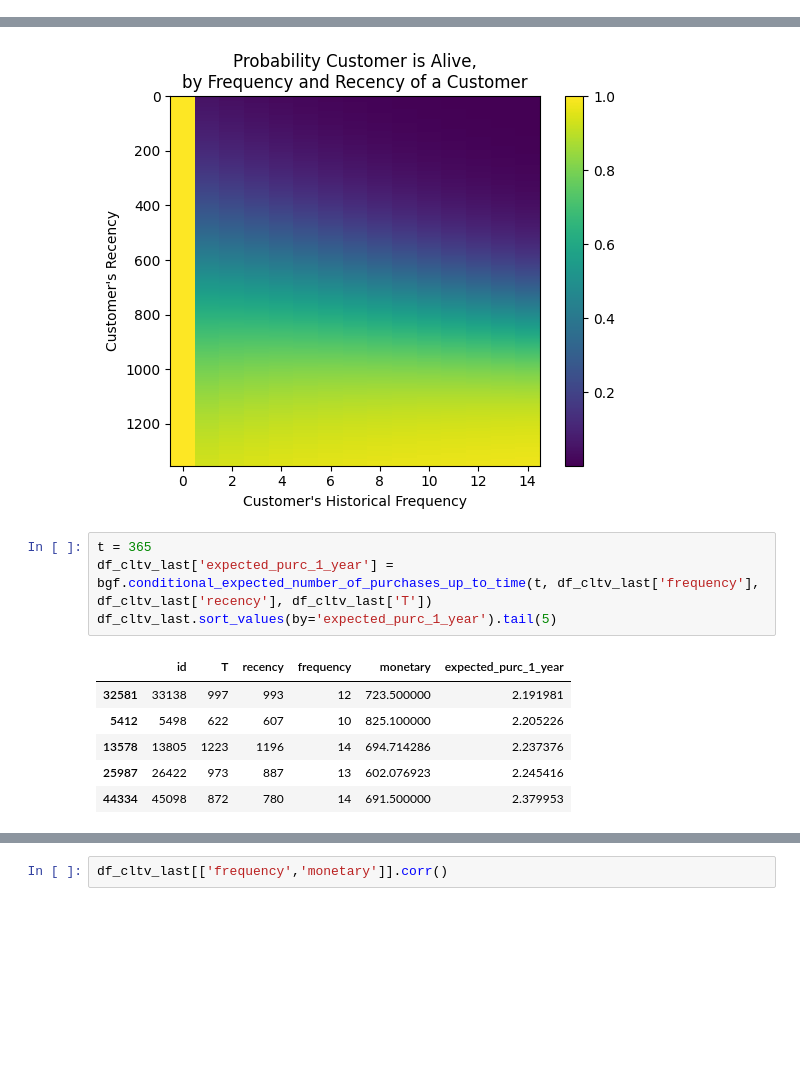
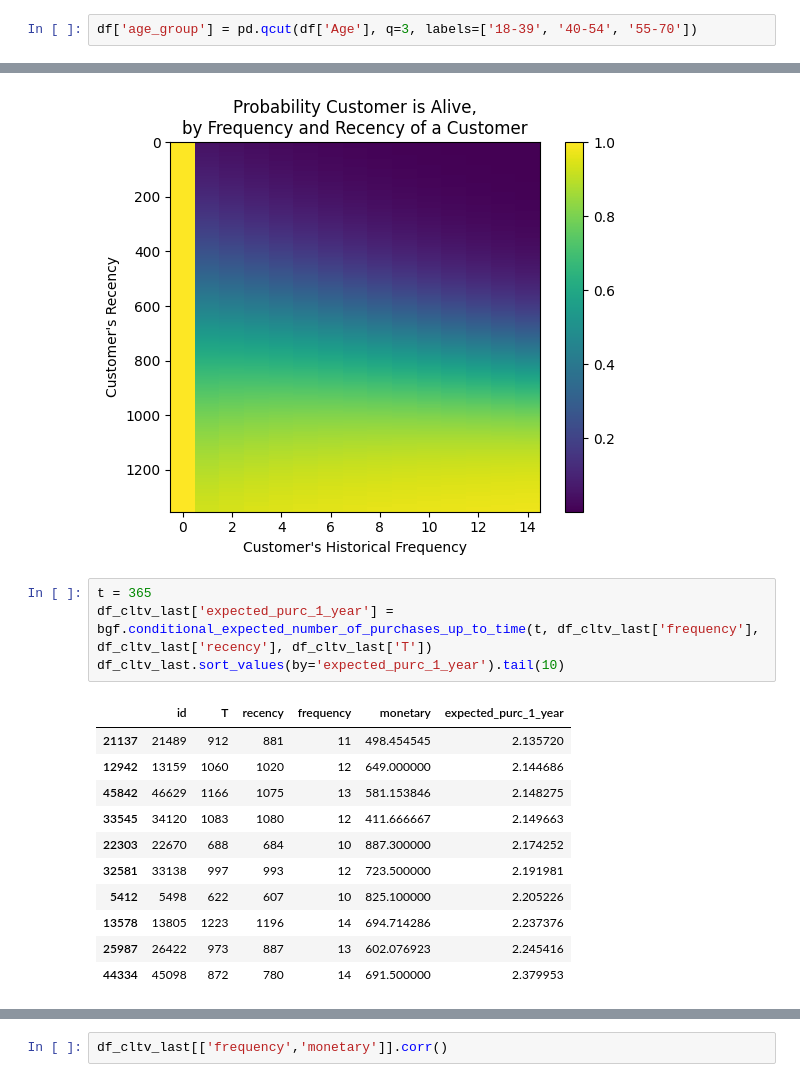
Before and after one commit to asenacak/customer-survivalAnalysis-cltv-segmentation, a Jupyter notebook: crm_survival_cltv_churn.ipynb, the cells around one changed output, grey strips where cells are left out. Drawn from its saved outputs; the diff is of its cells as text; blank space fills up the shorter version.

```diff
--- a/crm_survival_cltv_churn.ipynb
+++ b/crm_survival_cltv_churn.ipynb
@@ -118,3 +146,5 @@ df = df.drop('Purchase Date', axis = 1)
+# %%
+df['age_group'] = pd.qcut(df['Age'], q=3, labels=['18-39', '40-54', '55-70'])
 # %%
 df.dtypes
 # %% [output]
@@ -613,9 +803,14 @@ plot_probability_alive_matrix(bgf)
 # %%
 t = 365
 df_cltv_last['expected_purc_1_year'] = bgf.conditional_expected_number_of_purchases_up_to_time(t, df_cltv_last['frequency'], df_cltv_last['recency'], df_cltv_last['T'])
-df_cltv_last.sort_values(by='expected_purc_1_year').tail(5)
+df_cltv_last.sort_values(by='expected_purc_1_year').tail(10)
 # %% [output]
 |  | id | T | recency | frequency | monetary | expected_purc_1_year |
+| 21137 | 21489 | 912 | 881 | 11 | 498.454545 | 2.135720 |
+| 12942 | 13159 | 1060 | 1020 | 12 | 649.000000 | 2.144686 |
+| 45842 | 46629 | 1166 | 1075 | 13 | 581.153846 | 2.148275 |
+| 33545 | 34120 | 1083 | 1080 | 12 | 411.666667 | 2.149663 |
+| 22303 | 22670 | 688 | 684 | 10 | 887.300000 | 2.174252 |
 | 32581 | 33138 | 997 | 993 | 12 | 723.500000 | 2.191981 |
 | 5412 | 5498 | 622 | 607 | 10 | 825.100000 | 2.205226 |
 | 13578 | 13805 | 1223 | 1196 | 14 | 694.714286 | 2.237376 |
```
Also changed, not shown: parts of 96 cells of this notebook.
